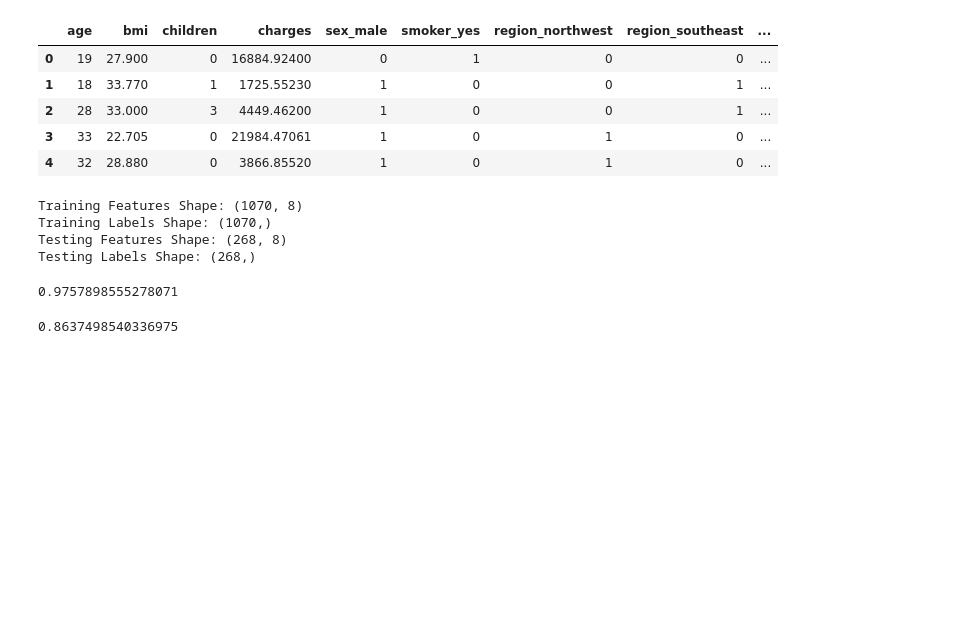
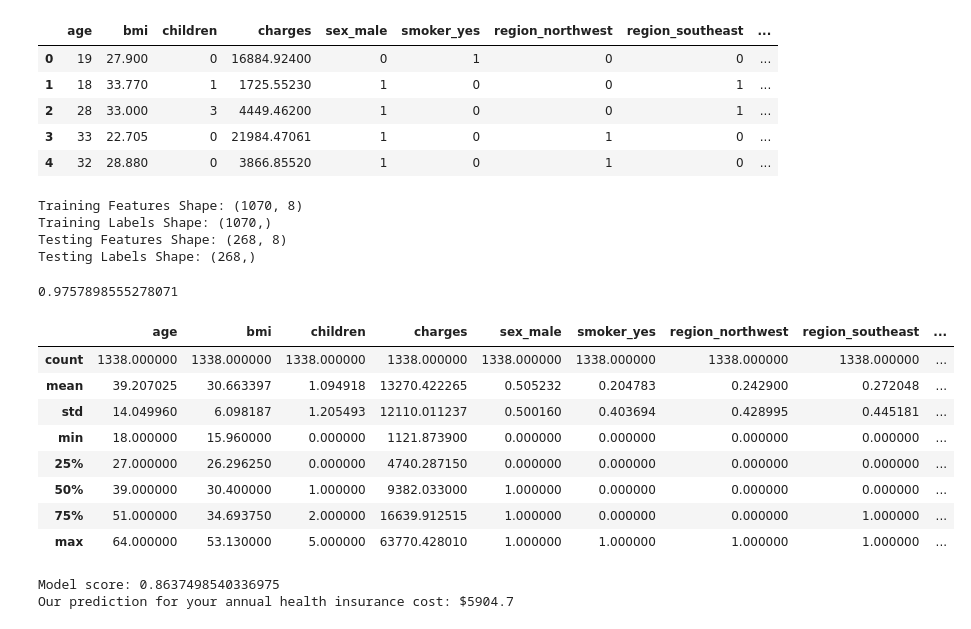
Before and after one commit to hannah8075/obesity-prediction, a Jupyter notebook: insurance_RF.ipynb, the cells around one changed output. Drawn from its saved outputs; the diff is of its cells as text; code cells hidden in the pictures; blank space fills up the shorter version.

Commit message:
added saved models

```diff
--- a/insurance_RF.ipynb
+++ b/insurance_RF.ipynb
@@ -77,10 +77,15 @@ import pickle
 # save the model to disk
 filename = 'insurance_random_forest.sav'
 pickle.dump(rf, open(filename, 'wb'))
-
-# load the model from disk
-loaded_model = pickle.load(open(filename, 'rb'))
-result = loaded_model.score(test_features, test_labels)
-print(result)
-# %% [output]
-0.8637498540336975
+# %%
+insurance_dummies.describe()
+# %% [output]
+|  | age | bmi | children | charges | sex_male | smoker_yes | region_northwest | region_southeast | ... |
+| count | 1338.000000 | 1338.000000 | 1338.000000 | 1338.000000 | 1338.000000 | 1338.000000 | 1338.000000 | 1338.000000 | ... |
+| mean | 39.207025 | 30.663397 | 1.094918 | 13270.422265 | 0.505232 | 0.204783 | 0.242900 | 0.272048 | ... |
+| std | 14.049960 | 6.098187 | 1.205493 | 12110.011237 | 0.500160 | 0.403694 | 0.428995 | 0.445181 | ... |
+| min | 18.000000 | 15.960000 | 0.000000 | 1121.873900 | 0.000000 | 0.000000 | 0.000000 | 0.000000 | ... |
+| 25% | 27.000000 | 26.296250 | 0.000000 | 4740.287150 | 0.000000 | 0.000000 | 0.000000 | 0.000000 | ... |
+| 50% | 39.000000 | 30.400000 | 1.000000 | 9382.033000 | 1.000000 | 0.000000 | 0.000000 | 0.000000 | ... |
+| 75% | 51.000000 | 34.693750 | 2.000000 | 16639.912515 | 1.000000 | 0.000000 | 0.000000 | 1.000000 | ... |
+| max | 64.000000 | 53.130000 | 5.000000 | 63770.428010 | 1.000000 | 1.000000 | 1.000000 | 1.000000 | ... |
@@ -86,0 +104,10 @@ print(result)
+# %%
+# load the model from disk
+loaded_model = pickle.load(open('insurance_random_forest.sav', 'rb'))
+result = loaded_model.score(test_features, test_labels)
+print(f'Model score: {result}')
+prediction = loaded_model.predict([[age, bmi, children, sex_male, smoker_yes, region_northwest, region_southeast, region_southwest]])
+print(f'Our prediction for your annual health insurance cost: ${round(prediction[0],2)}')
+# %% [output]
+Model score: 0.8637498540336975
+Our prediction for your annual health insurance cost: $5904.7
```
Also changed, not shown: parts of 1 cell of this notebook, 4 other files.
